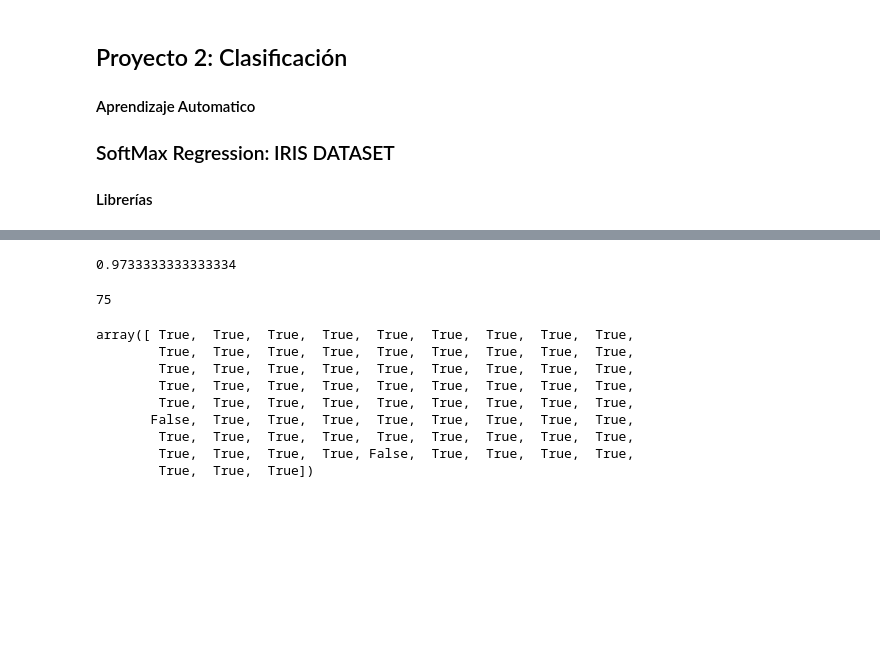
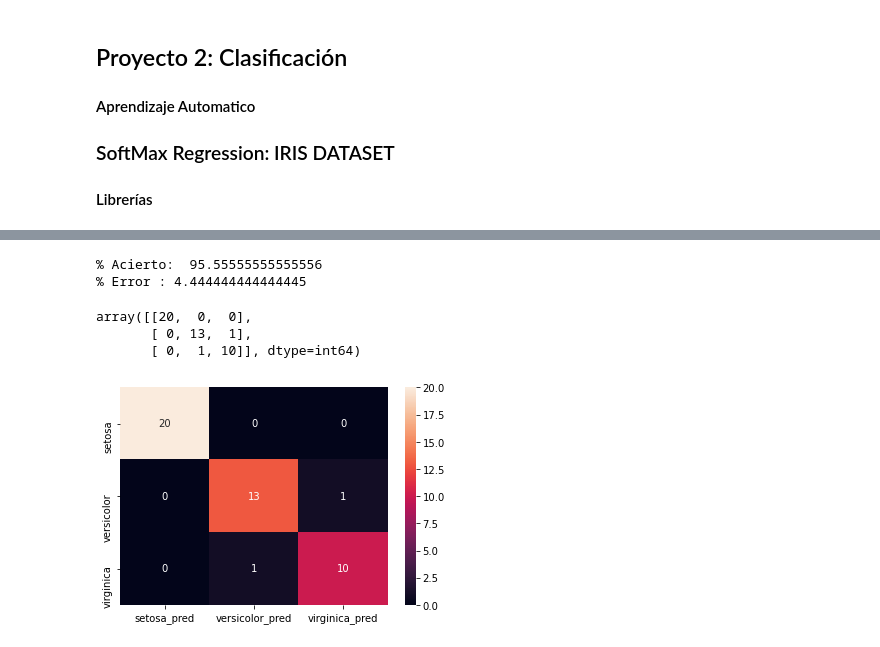
Before and after one commit to AntonioAyora/Proyecto2_aprendizaje, a Jupyter notebook: SoftMaxRegression.ipynb, the cells around one changed output, grey strips where cells are left out. Cells and saved outputs as stored; diff of their text form; code cells hidden in the pictures; blank space fills up the shorter version.

```diff
--- a/SoftMaxRegression.ipynb
+++ b/SoftMaxRegression.ipynb
@@ -204,0 +102,5 @@ array([1, 0, 2, 2, 2, 0, 2, 1, 2, 0, 2, 2, 1, 0, 1, 2, 2, 2, 0, 0, 0, 2,
+# %%
+def getProbsAndPreds(someX):
+    probs = smf(SCORE(someX, theta))
+    preds = np.argmax(probs,axis=1)
+    return probs,preds
@@ -204,0 +155,2 @@ array([1, 0, 2, 2, 2, 0, 2, 1, 2, 0, 2, 2, 1, 0, 1, 2, 2, 2, 0, 0, 0, 2,
+# %%
+prob,y_pred = getProbsAndPreds(X_test)
@@ -254,20 +197,20 @@ ex = error(y_test, prede)
 # %%
-print( 1-ex)
+print("% Acierto: ", (1-ex)*100)
+print("% Error :", ex*100)
 # %% [output]
-0.9733333333333334
+% Acierto:  95.55555555555556
+% Error : 4.444444444444445
-# %%
-len(y_train)
-# %% [output]
-75
-# %%
-(y_test==prede).ravel()
-# %% [output]
-array([ True,  True,  True,  True,  True,  True,  True,  True,  True,
-        True,  True,  True,  True,  True,  True,  True,  True,  True,
-        True,  True,  True,  True,  True,  True,  True,  True,  True,
-        True,  True,  True,  True,  True,  True,  True,  True,  True,
-        True,  True,  True,  True,  True,  True,  True,  True,  True,
-       False,  True,  True,  True,  True,  True,  True,  True,  True,
-        True,  True,  True,  True,  True,  True,  True,  True,  True,
-        True,  True,  True,  True, False,  True,  True,  True,  True,
-        True,  True,  True])
+# %%
+cm = confusion_matrix(y_test , y_pred)
+cm
+# %% [output]
+array([[20,  0,  0],
+       [ 0, 13,  1],
+       [ 0,  1, 10]], dtype=int64)
+# %%
+y_axis_labels = iris["target_names"]
+x_axis_labels = ['setosa_pred', 'versicolor_pred', 'virginica_pred']
+cm = confusion_matrix(y_test , y_pred)
+f = sns.heatmap(cm, annot=True,  xticklabels=x_axis_labels, yticklabels=y_axis_labels)
+# %% [output]
+[figure, added]
```
Also changed, not shown: parts of 58 cells of this notebook.
